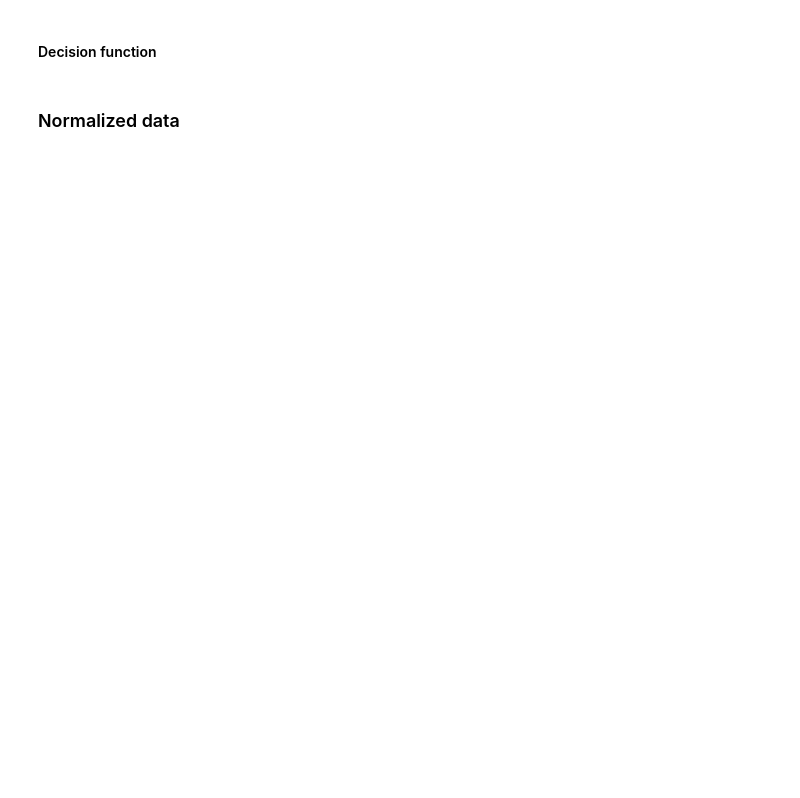
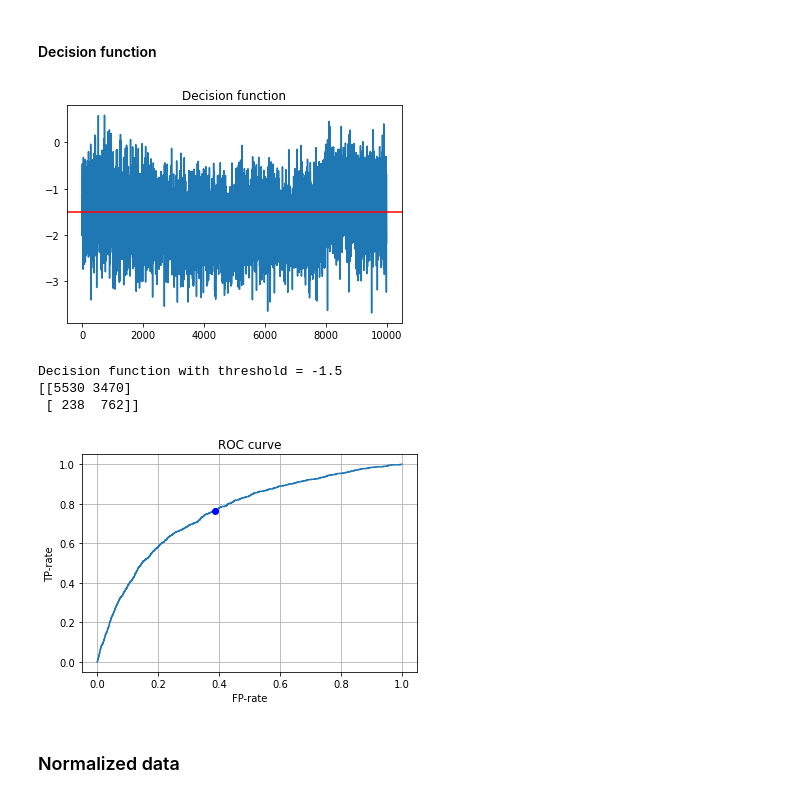
Before and after one commit to Krfld/ISEL-AAA, a Jupyter notebook: T1/A45881A45890_T1.ipynb, the cells around one changed output. Drawn from its saved outputs; the diff is of its cells as text; code cells hidden in the pictures; blank space fills up the shorter version.

```diff
--- a/T1/A45881A45890_T1.ipynb
+++ b/T1/A45881A45890_T1.ipynb
@@ -146,29 +167,35 @@ print(cm)
 # %% [markdown]
 #### Decision function
 # %%
-th = -1
+th = -1.5
 
 y2d = sgdb.decision_function(X2)
 plt.figure()
 plt.plot(y2d)
 plt.axhline(th, color='r')
 plt.title("Decision function")
 plt.show()
 
 print(f'Decision function with threshold = {th}')
 cm = confusion_matrix(y2b, (y2d >= th)*1)
 print(cm)
 
 fp, tp, t = roc_curve(y2b, y2d)
 plt.figure()
 plt.plot(fp, tp)
 plt.plot(cm[0][1] / (cm[0][0] + cm[0][1]),
          cm[1][1] / (cm[1][0] + cm[1][1]), 'ob')
 plt.title('ROC curve')
 plt.xlabel("FP-rate")
 plt.ylabel("TP-rate")
 plt.grid(True)
 plt.show()
+# %% [output]
+[figure, added]
+Decision function with threshold = -1.5
+[[5530 3470]
+ [ 238  762]]
+[figure, added]
 # %% [markdown]
 ### Normalized data
 # %%
```
Also changed, not shown: parts of 15 cells of this notebook.
